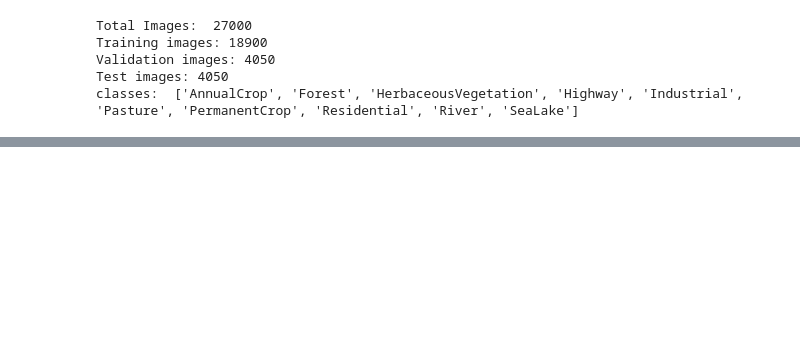
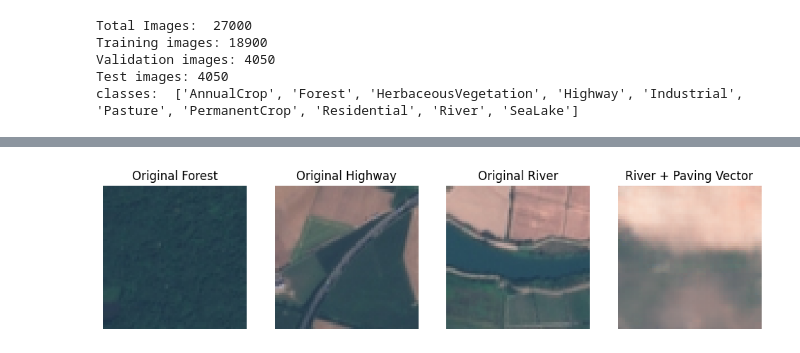
Before and after one commit to arundhatimsb/assignment, a Jupyter notebook: VAE_remote_sensing.ipynb, the cells around one changed output, grey strips where cells are left out. Saved outputs shown, nothing was run; the diff lists cells and outputs as text; code cells hidden in the pictures; blank space fills up the shorter version.

```diff
--- a/VAE_remote_sensing.ipynb
+++ b/VAE_remote_sensing.ipynb
@@ -242,11 +288,11 @@ forest_vector = torch.mean(torch.cat(forest_latents),0)
 # %%
-paving_vector = highway_vector - forest_vector
-river_img,_ = dataset[50]
-
+river_img_plt = None
+for x,label in testdataset:
+    if label == dataset.class_to_idx['River']:
+        river_img_plt = x
+river_img = river_img_plt
+river_img_plt = river_img
 river_img = river_img.unsqueeze(0).to(device)
-
-mu,_ = model.encoder(river_img)
-
-new_z = mu + paving_vector
-
+_,mean,_ = model.encoder(river_img)
+new_z = mean + paving_vector
 result = model.decoder(new_z)
@@ -255,0 +299,20 @@ plt.axis('off')
+# %%
+fig, ax = plt.subplots(1,4, figsize=(12,3))
+
+ax[0].imshow(forest_img.permute(1,2,0))
+ax[0].set_title("Original Forest")
+ax[0].axis("off");
+
+ax[1].imshow(highway_img.permute(1,2,0))
+ax[1].set_title("Original Highway")
+ax[1].axis("off");
+
+ax[2].imshow(river_img_plt.permute(1,2,0))
+ax[2].set_title("Original River")
+ax[2].axis("off");
+
+ax[3].imshow(result.squeeze().permute(1,2,0).cpu().detach())
+ax[3].set_title("River + Paving Vector")
+ax[3].axis("off");
+# %% [output]
+[figure, added]
```
Also changed, not shown: parts of 17 cells of this notebook.
